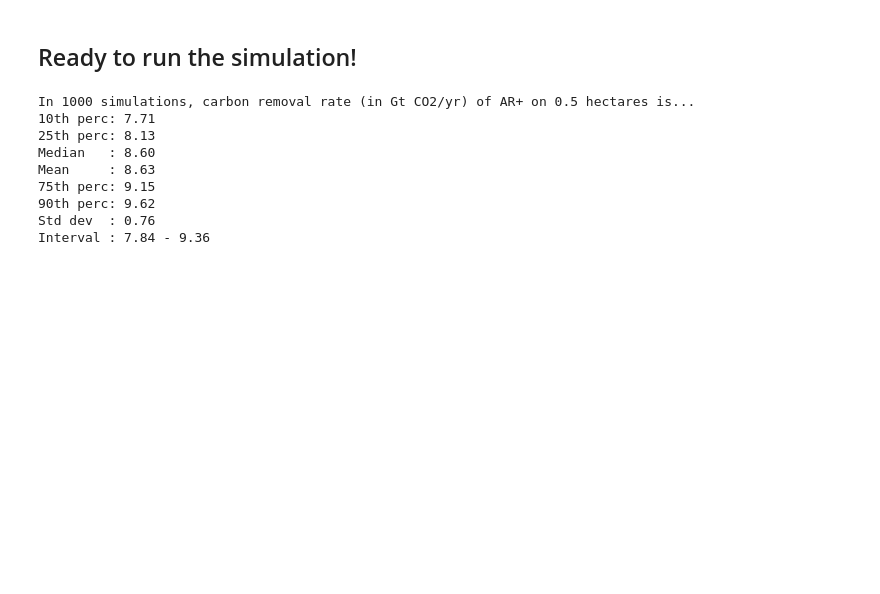
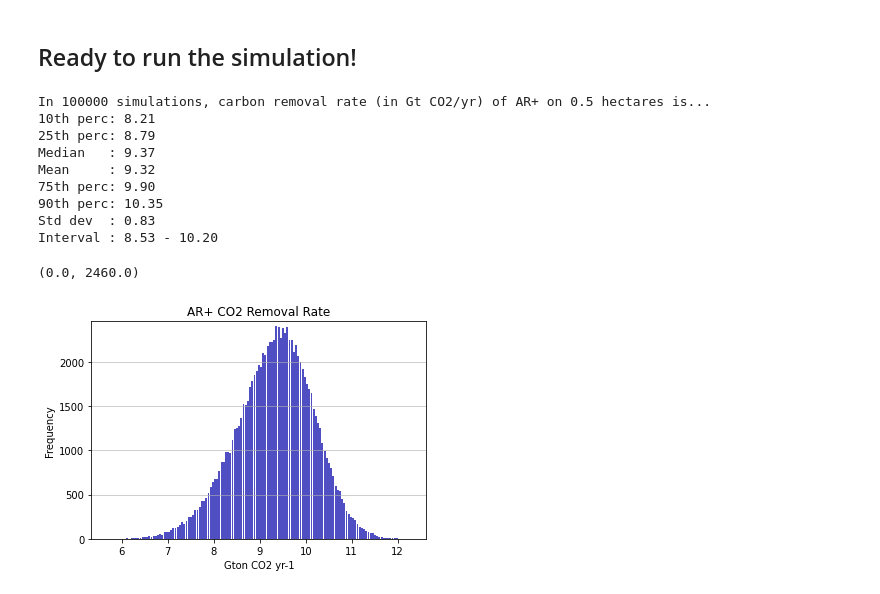
Before and after one commit to williamchan/forestry-simulation-for-ar-plus, a Jupyter notebook: forestry-simulation_20211101.ipynb, the cells around one changed output. Saved outputs shown, nothing was run; the diff lists cells and outputs as text; code cells hidden in the pictures; blank space fills up the shorter version.

```diff
--- a/forestry-simulation_20211101.ipynb
+++ b/forestry-simulation_20211101.ipynb
@@ -214,7 +257,7 @@ df
 # %% [markdown]
 ## Ready to run the simulation!
 # %%
-num_simulations = 1000
+num_simulations = 100000
 num_billion_hectares = 0.5
 
 # Returns: carbon removal rate of 1 hectare, in t CO2 ha-1 year-1, above ground biomass
@@ -223,8 +266,9 @@ def simulate():
     trees_sim_raw = np.random.rand(len(regions), len(tree_types)) * weights
     trees_sim_denom = np.sum(trees_sim_raw)
     trees_sim = trees_sim_raw / trees_sim_denom
+
     removal_rates_sim = (trees_sim * removal_rates).sum()
-
+    # print(np.sum(trees_sim_raw),np.sum(trees_sim), np.sum(removal_rates_sim))
     return removal_rates_sim, trees_sim.flatten()
 
 removal_rate_results = []
@@ -248,12 +292,25 @@ print('90th perc: {:,.2f}'.format(np.percentile(result_arr, 90)))
 print('Std dev  : {:,.2f}'.format(std))
 print('Interval : {:,.2f} - {:,.2f}'.format(med-std, med+std))
 # %% [output]
-In 1000 simulations, carbon removal rate (in Gt CO2/yr) of AR+ on 0.5 hectares is...
-10th perc: 7.71
-25th perc: 8.13
-Median   : 8.60
-Mean     : 8.63
-75th perc: 9.15
-90th perc: 9.62
-Std dev  : 0.76
-Interval : 7.84 - 9.36
+In 100000 simulations, carbon removal rate (in Gt CO2/yr) of AR+ on 0.5 hectares is...
+10th perc: 8.21
+25th perc: 8.79
+Median   : 9.37
+Mean     : 9.32
+75th perc: 9.90
+90th perc: 10.35
+Std dev  : 0.83
+Interval : 8.53 - 10.20
+# %%
+n, bins, patches = plt.hist(x=removal_rate_results, bins='auto', color='#0504aa',
+                            alpha=0.7, rwidth=0.85)
+plt.grid(axis='y', alpha=0.75)
+plt.xlabel('Gton CO2 yr-1')
+plt.ylabel('Frequency')
+plt.title('AR+ CO2 Removal Rate')
+maxfreq = n.max()
+# Set a clean upper y-axis limit.
+plt.ylim(ymax=np.ceil(maxfreq / 10) * 10 + 50 if maxfreq % 10 else maxfreq + 50)
+# %% [output]
+(0.0, 2460.0)
+[figure, added]
```
Also changed, not shown: parts of 9 cells of this notebook.
